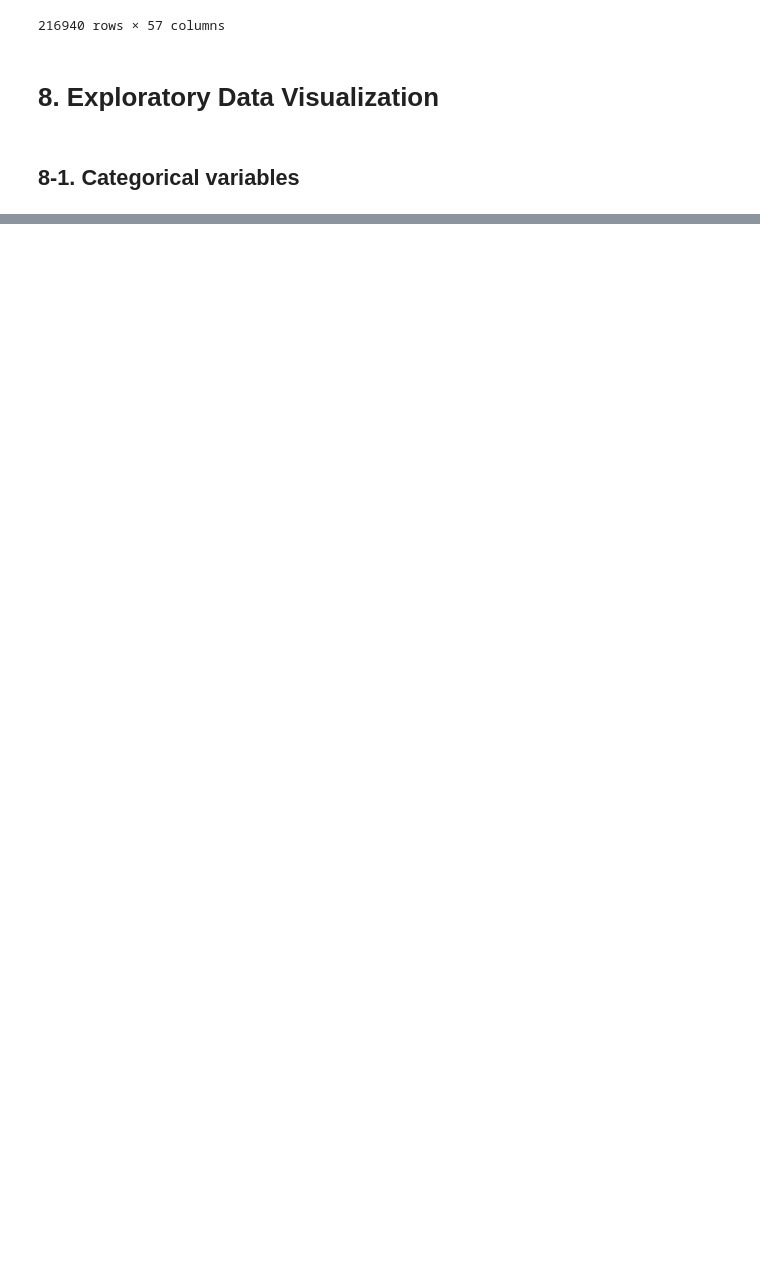
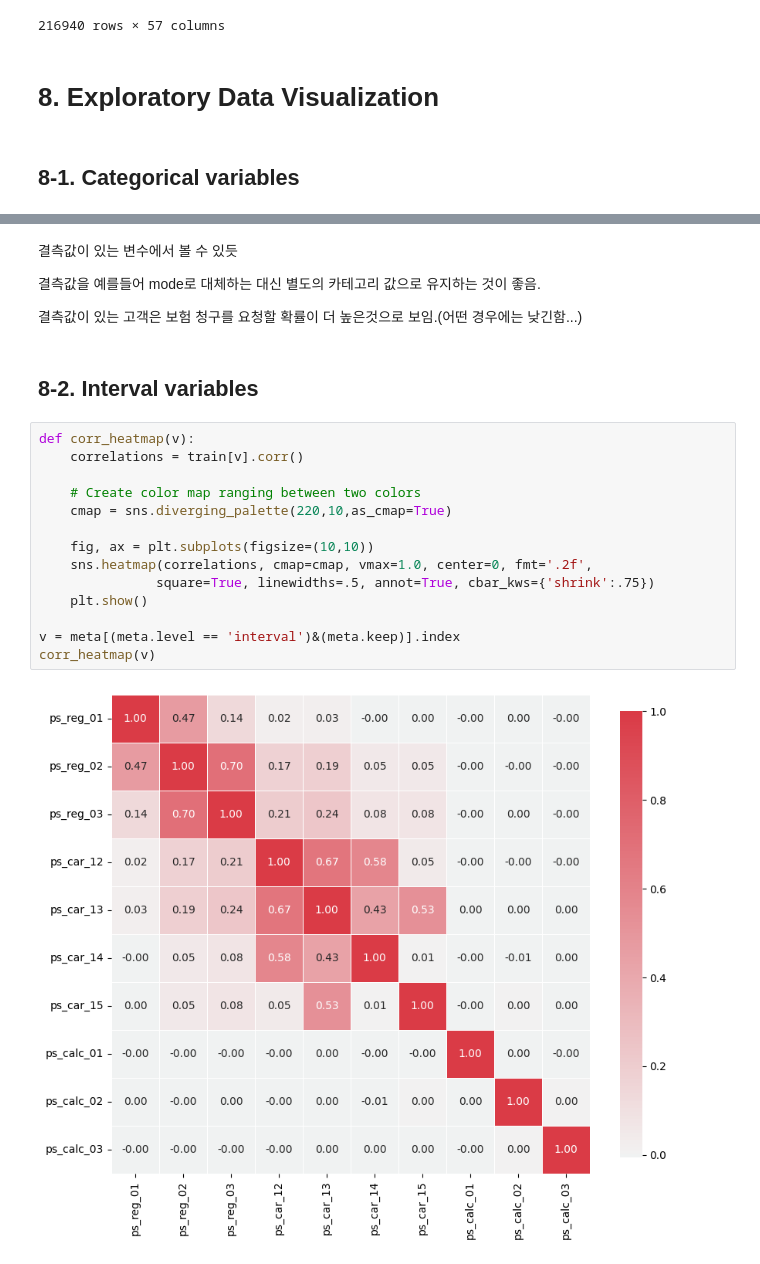
Before and after one commit to yeonduhaeyo/kaggle, a Jupyter notebook: 5-data-preparation-exploration.ipynb, the cells around one changed output, grey strips where cells are left out. Drawn from its saved outputs; the diff is of its cells as text; blank space fills up the shorter version.

```diff
--- a/5-data-preparation-exploration.ipynb
+++ b/5-data-preparation-exploration.ipynb
@@ -514,0 +600,24 @@ train
+# %% [markdown]
+결측값이 있는 변수에서 볼 수 있듯
+
+결측값을 예를들어 mode로 대체하는 대신 별도의 카테고리 값으로 유지하는 것이 좋음.
+
+결측값이 있는 고객은 보험 청구를 요청할 확률이 더 높은것으로 보임.(어떤 경우에는 낮긴함...)
+# %% [markdown]
+## 8-2. Interval variables
+# %%
+def corr_heatmap(v):
+    correlations = train[v].corr()
+
+    # Create color map ranging between two colors
+    cmap = sns.diverging_palette(220,10,as_cmap=True)
+
+    fig, ax = plt.subplots(figsize=(10,10))
+    sns.heatmap(correlations, cmap=cmap, vmax=1.0, center=0, fmt='.2f',
+               square=True, linewidths=.5, annot=True, cbar_kws={'shrink':.75})
+    plt.show()
+
+v = meta[(meta.level == 'interval')&(meta.keep)].index
+corr_heatmap(v)
+# %% [output]
+[figure, added]
```
Also changed, not shown: parts of 24 cells of this notebook.
